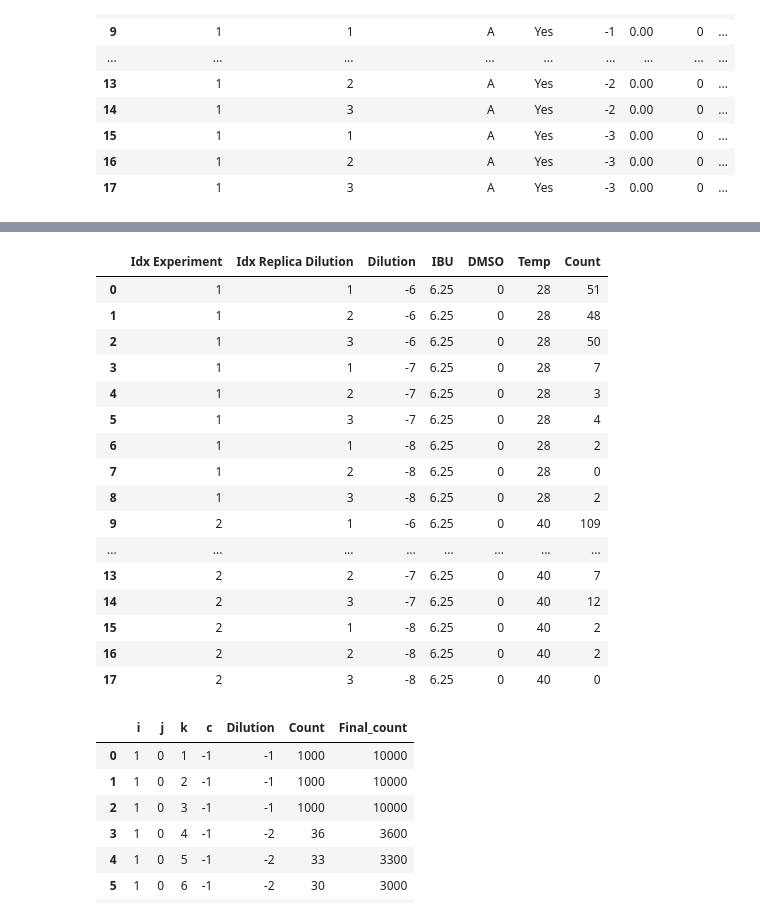
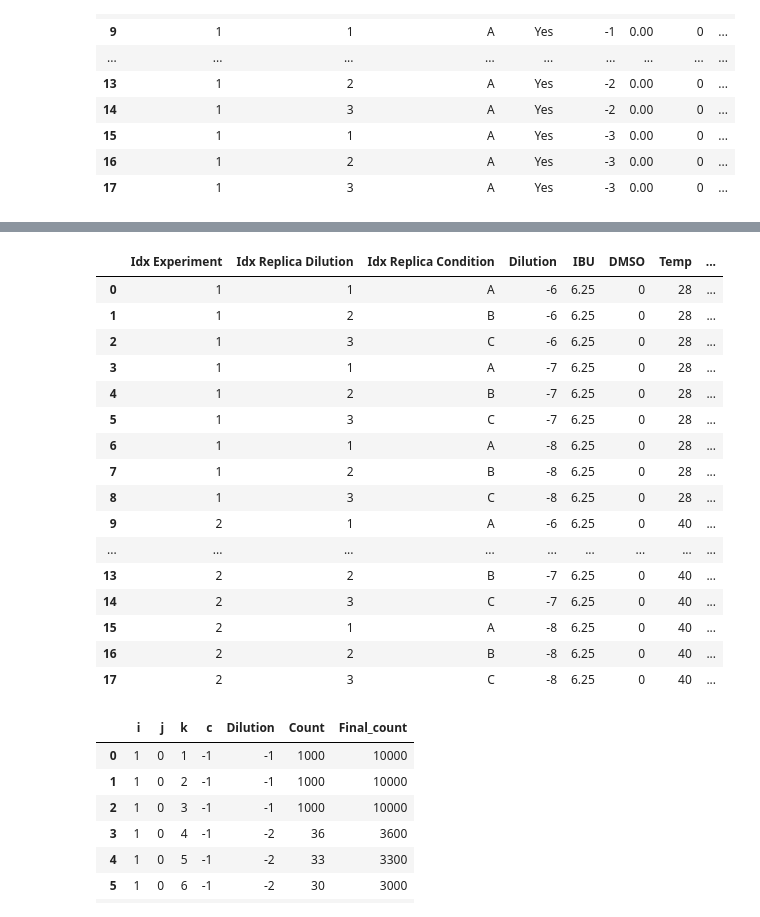
Before and after one commit to ahbagheri01/Progetto_Bayesian_Statistics, a Jupyter notebook: src/jupyter/sara.ipynb, the cells around one changed output, grey strips where cells are left out. Drawn from its saved outputs; the diff is of its cells as text; code cells hidden in the pictures.

```diff
--- a/src/jupyter/sara.ipynb
+++ b/src/jupyter/sara.ipynb
@@ -80,25 +80,33 @@ doners_data[0:18]
 # %%
 col_map = {"Idx Replica Diluizione": "Idx Replica Dilution", "Controllo": "Control", "Idx Replica Condizione": "Idx Replica Condition","Conta": "Count", "Diluition": "Dilution"}
 doners_data.rename(columns=col_map, inplace=True)
 doners_data[0:18]
+#add a column to doners_data to specify the Idx Replica Condition containing A,B,C
+#the column should be A,B,C,A,,B,C,A,B,C,...
+conditions = ['A', 'B', 'C']
+doners_data['Idx Replica Condition'] = [conditions[i % 3] for i in range(len(doners_data))]
+doners_data[0:18]
+#I have to move the column "Idx Replica Condition" to be the third column
+doners_data=doners_data[['Idx Experiment','Idx Replica Dilution','Idx Replica Condition','Dilution','IBU','DMSO','Temp', 'Count']]
+doners_data[0:18]
 # %% [output]
-|  | Idx Experiment | Idx Replica Dilution | Dilution | IBU | DMSO | Temp | Count |
-| 0 | 1 | 1 | -6 | 6.25 | 0 | 28 | 51 |
-| 1 | 1 | 2 | -6 | 6.25 | 0 | 28 | 48 |
-| 2 | 1 | 3 | -6 | 6.25 | 0 | 28 | 50 |
-| 3 | 1 | 1 | -7 | 6.25 | 0 | 28 | 7 |
-| 4 | 1 | 2 | -7 | 6.25 | 0 | 28 | 3 |
-| 5 | 1 | 3 | -7 | 6.25 | 0 | 28 | 4 |
-| 6 | 1 | 1 | -8 | 6.25 | 0 | 28 | 2 |
-| 7 | 1 | 2 | -8 | 6.25 | 0 | 28 | 0 |
-| 8 | 1 | 3 | -8 | 6.25 | 0 | 28 | 2 |
-| 9 | 2 | 1 | -6 | 6.25 | 0 | 40 | 109 |
-| ... | ... | ... | ... | ... | ... | ... | ... |
-| 13 | 2 | 2 | -7 | 6.25 | 0 | 40 | 7 |
-| 14 | 2 | 3 | -7 | 6.25 | 0 | 40 | 12 |
-| 15 | 2 | 1 | -8 | 6.25 | 0 | 40 | 2 |
-| 16 | 2 | 2 | -8 | 6.25 | 0 | 40 | 2 |
-| 17 | 2 | 3 | -8 | 6.25 | 0 | 40 | 0 |
+|  | Idx Experiment | Idx Replica Dilution | Idx Replica Condition | Dilution | IBU | DMSO | Temp | ... |
+| 0 | 1 | 1 | A | -6 | 6.25 | 0 | 28 | ... |
+| 1 | 1 | 2 | B | -6 | 6.25 | 0 | 28 | ... |
+| 2 | 1 | 3 | C | -6 | 6.25 | 0 | 28 | ... |
+| 3 | 1 | 1 | A | -7 | 6.25 | 0 | 28 | ... |
+| 4 | 1 | 2 | B | -7 | 6.25 | 0 | 28 | ... |
+| 5 | 1 | 3 | C | -7 | 6.25 | 0 | 28 | ... |
+| 6 | 1 | 1 | A | -8 | 6.25 | 0 | 28 | ... |
+| 7 | 1 | 2 | B | -8 | 6.25 | 0 | 28 | ... |
+| 8 | 1 | 3 | C | -8 | 6.25 | 0 | 28 | ... |
+| 9 | 2 | 1 | A | -6 | 6.25 | 0 | 40 | ... |
+| ... | ... | ... | ... | ... | ... | ... | ... | ... |
+| 13 | 2 | 2 | B | -7 | 6.25 | 0 | 40 | ... |
+| 14 | 2 | 3 | C | -7 | 6.25 | 0 | 40 | ... |
+| 15 | 2 | 1 | A | -8 | 6.25 | 0 | 40 | ... |
+| 16 | 2 | 2 | B | -8 | 6.25 | 0 | 40 | ... |
+| 17 | 2 | 3 | C | -8 | 6.25 | 0 | 40 | ... |
 # %%
 col_map = {"Idx Experiment": "i", "Idx Replica Diluizione": "k", "Controllo": "c", "Idx Replica Condizione": "j","Conta": "Count", "Diluition": "Dilution"}
 transconjugants_data.rename(columns=col_map, inplace=True)
```
Also changed, not shown: parts of 1 cell of this notebook, 1 other file.
